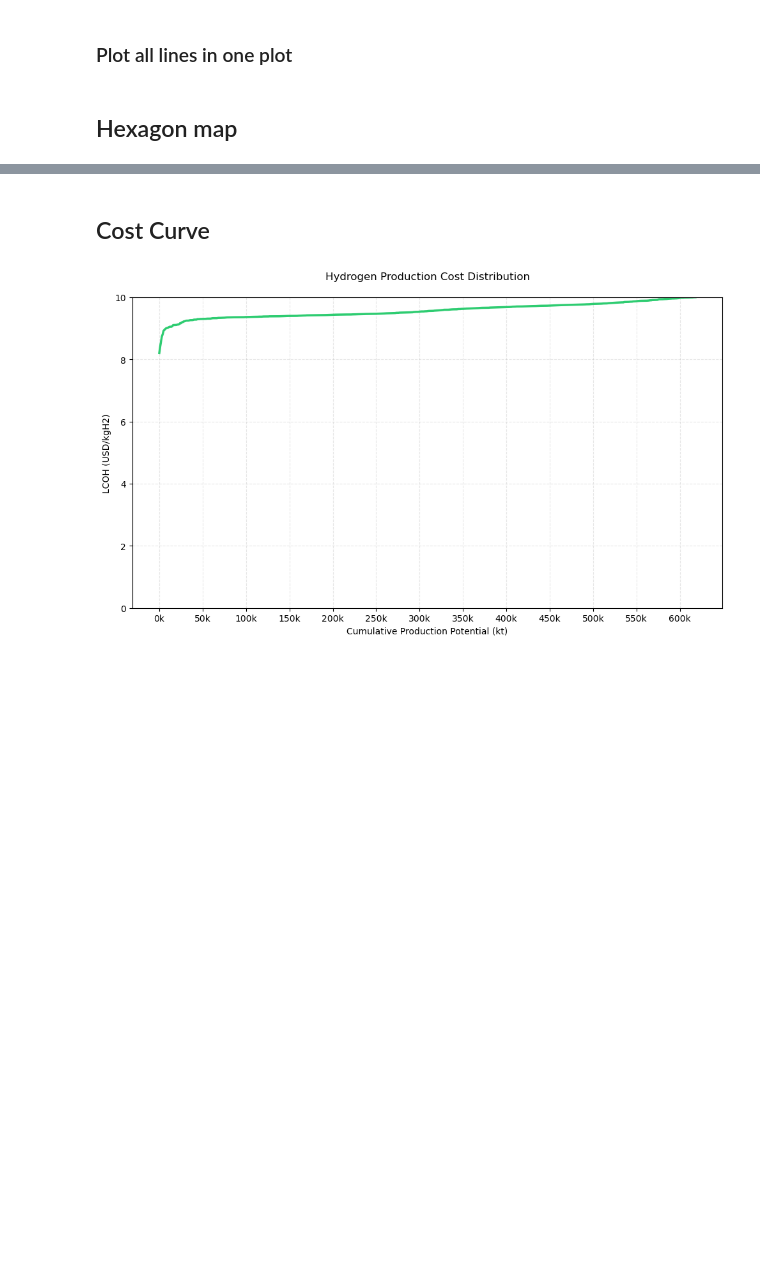
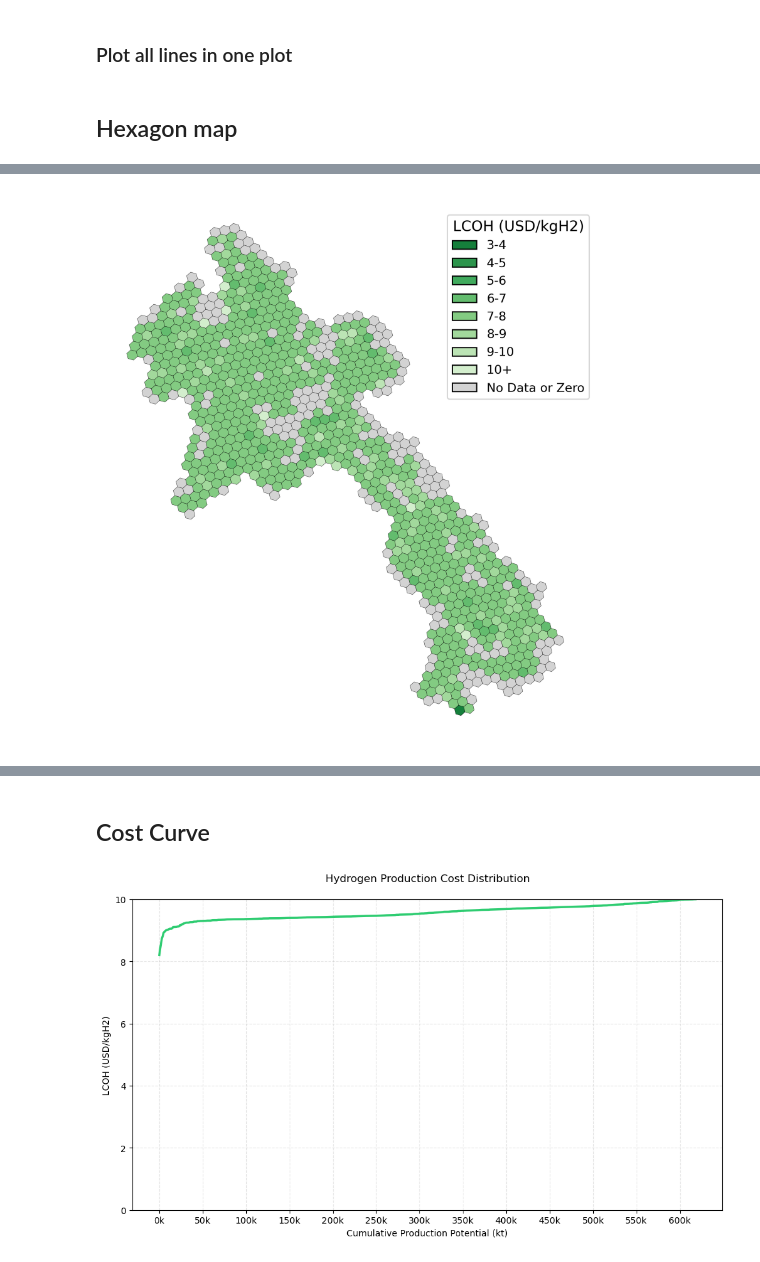
Before and after one commit to lukasschirren/GeoH2-Laos, a Jupyter notebook: 4visualisation.ipynb, the cells around one changed output, grey strips where cells are left out. Drawn from its saved outputs; the diff is of its cells as text; code cells hidden in the pictures; blank space fills up the shorter version.

```diff
--- a/4visualisation.ipynb
+++ b/4visualisation.ipynb
@@ -215,0 +275,13 @@ plot_full_cost_map(
+# %%
+from matplotlib.patches import Patch
+import matplotlib.colors as mcolors
+
+vmin = gdf_data["Vientiane trucking production cost"].min() - 0.5
+vmax = 15
+
+plot_full_cost_map(
+    gdf_data, 'Vientiane', 'Vientiane pipeline production cost',
+    vmin=vmin, vmax=vmax
+)
+# %% [output]
+[figure, added]
```
Also changed, not shown: parts of 5 cells of this notebook.
